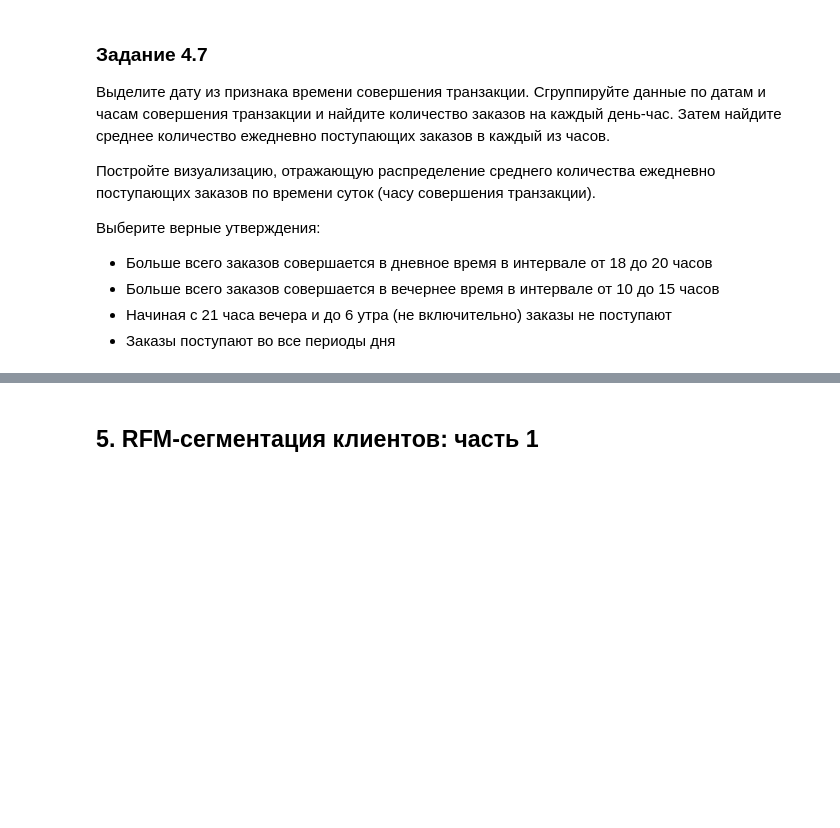
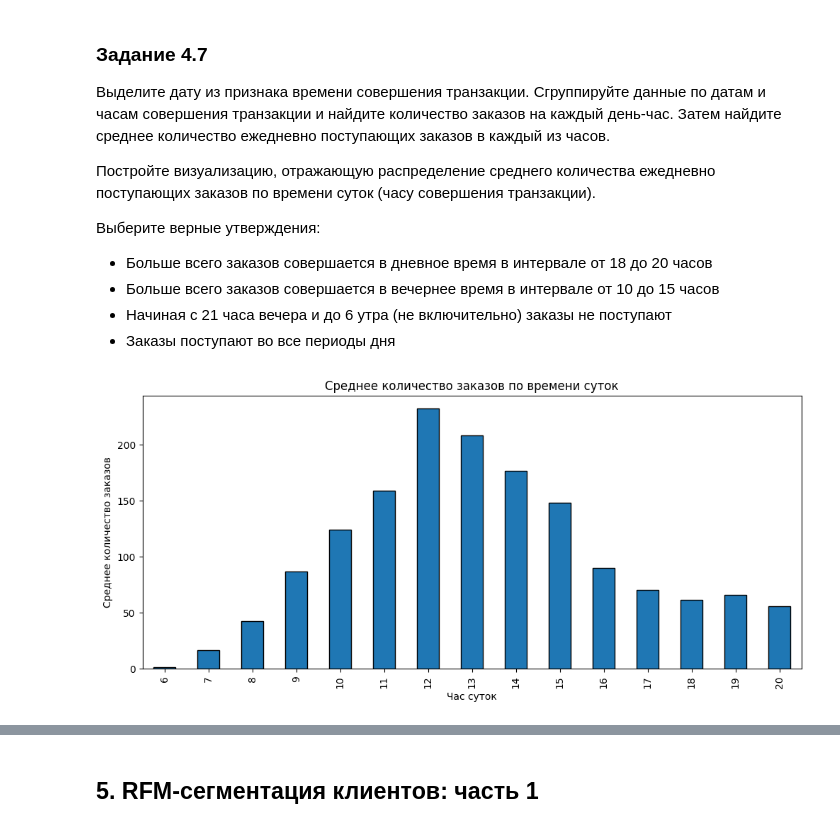
Before and after one commit to Mekhty111/Customer_Segmentation, a Jupyter notebook: Project-6. Ноутбук-шаблон.ipynb, the cells around one changed output, grey strips where cells are left out. Drawn from its saved outputs; the diff is of its cells as text; code cells hidden in the pictures; blank space fills up the shorter version.

```diff
--- a/Project-6. Ноутбук-шаблон.ipynb
+++ b/Project-6. Ноутбук-шаблон.ipynb
@@ -602,3 +620,17 @@ sort_of_total_gain = (data.groupby(['Country'])['total_price'].sum().sort_values
 * Больше всего заказов совершается в вечернее время в интервале от 10 до 15 часов
 * Начиная с 21 часа вечера и до 6 утра (не включительно) заказы не поступают
 * Заказы поступают во все периоды дня
+# %%
+pivot = data_temp.pivot_table(index='date', columns='Hour', values='InvoiceNo', aggfunc='count')
+
+# Среднее число заказов по каждому часу
+mean_orders_by_hour = pivot.mean(axis=0)
+
+# Визуализация
+mean_orders_by_hour.plot(kind='bar', figsize=(12, 5))
+plt.xlabel('Час суток')
+plt.ylabel('Среднее количество заказов')
+plt.title('Среднее количество заказов по времени суток')
+plt.show()
+# %% [output]
+[figure, added]
```
Also changed, not shown: parts of 4 cells of this notebook.
